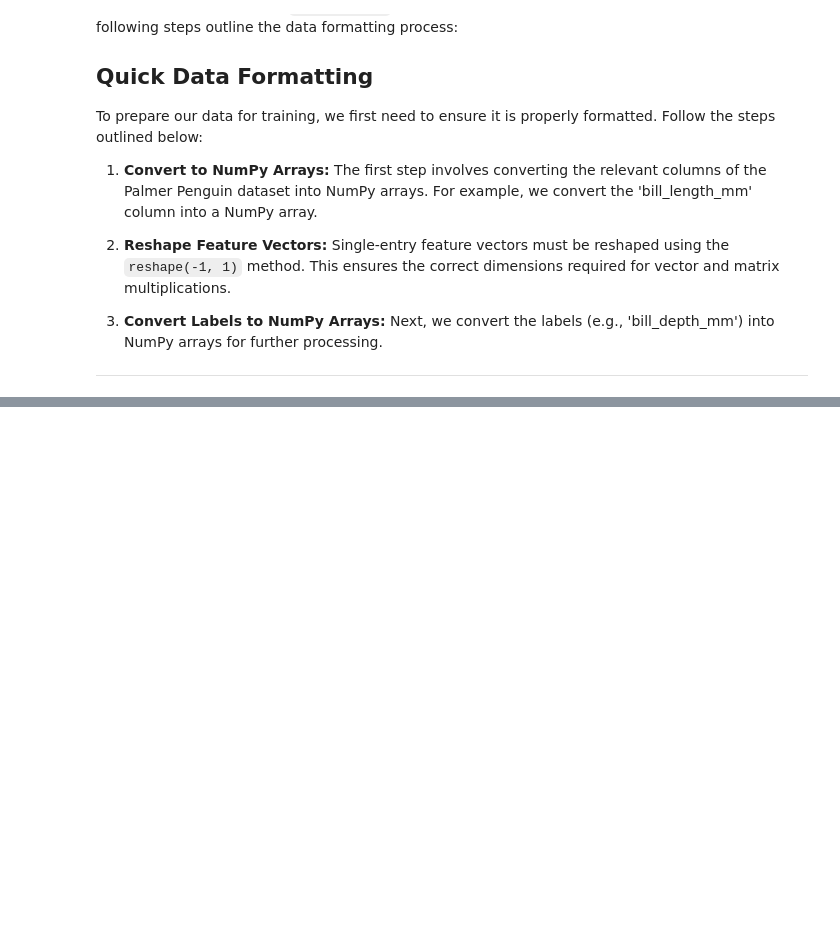
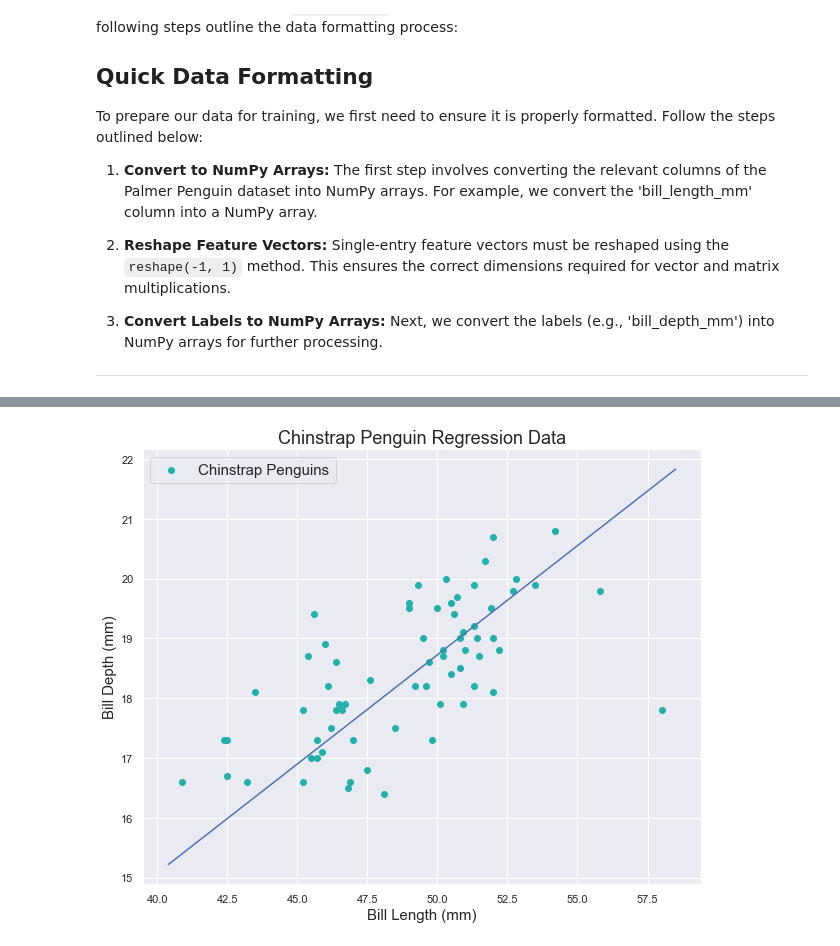
Before and after one commit to Jghamdi/INDE577_Repo, a Jupyter notebook: Second Algorithm/Gradient Descent_Algo.ipynb, the cells around one changed output, grey strips where cells are left out. Saved outputs shown, nothing was run; the diff lists cells and outputs as text; code cells hidden in the pictures; blank space fills up the shorter version.

```diff
--- a/Second Algorithm/Gradient Descent_Algo.ipynb
+++ b/Second Algorithm/Gradient Descent_Algo.ipynb
@@ -169,6 +172,0 @@ plt.show()
-# %%
-def constant_activation(z):
-    return z
-
-node = SingleNeuron(constant_activation)
-node.train(X, y, alpha = 0.0001, epochs = 5)
@@ -174,0 +191,10 @@ node.train(X, y, alpha = 0.0001, epochs = 5)
+# %%
+# Define a constant activation function.
+def constant_activation(z):
+    return z
+
+# Instantiate a CustomNeuron object with the constant activation function.
+neuron = CustomNeuron(constant_activation)
+
+# Train the CustomNeuron model with the provided data.
+neuron.fit(X, y, alpha=0.0001, epochs=5)
@@ -175,13 +220,15 @@ node.train(X, y, alpha = 0.0001, epochs = 5)
 # %%
 # Define the domain for prediction using the feature 'bill_length_mm'.
 domain = np.linspace(np.min(X) - 0.5, np.max(X) + 0.5, 100)
 
 # Plotting the data points and the regression line for 'Chinstrap' penguins.
 plt.figure(figsize=(10, 8))
 plt.scatter(X, y, color='lightseagreen', label='Chinstrap Penguins')
-plt.plot(domain, node.predict(domain.reshape(-1, 1)))
+plt.plot(domain, neuron.predict(domain.reshape(-1, 1)))
 plt.xlabel('Bill Length (mm)', fontsize=15)
 plt.ylabel('Bill Depth (mm)', fontsize=15)
 plt.title('Chinstrap Penguin Regression Data', fontsize=18)
 plt.legend(fontsize=15)
 plt.show()
+# %% [output]
+[figure, added]
```
Also changed, not shown: parts of 9 cells of this notebook.
